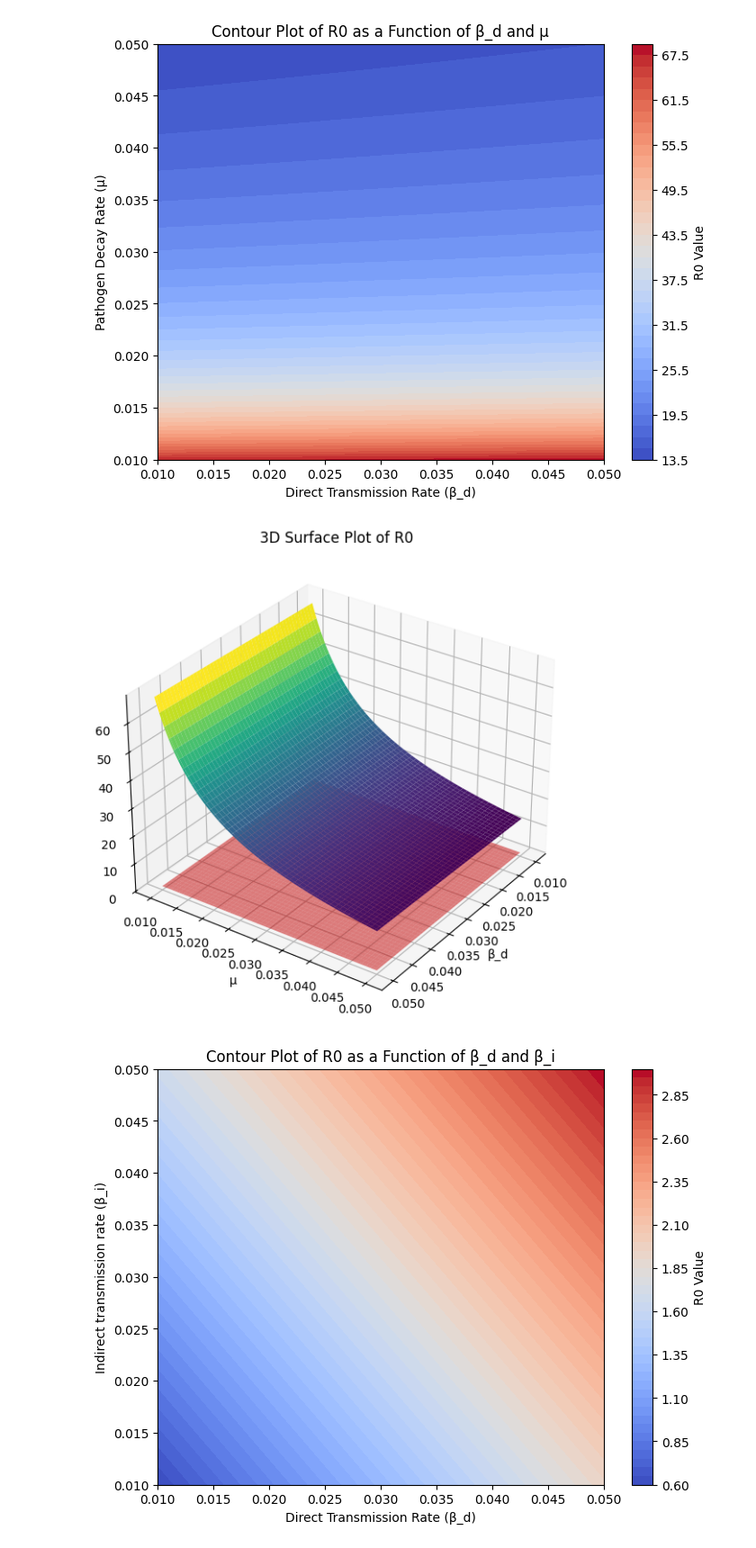
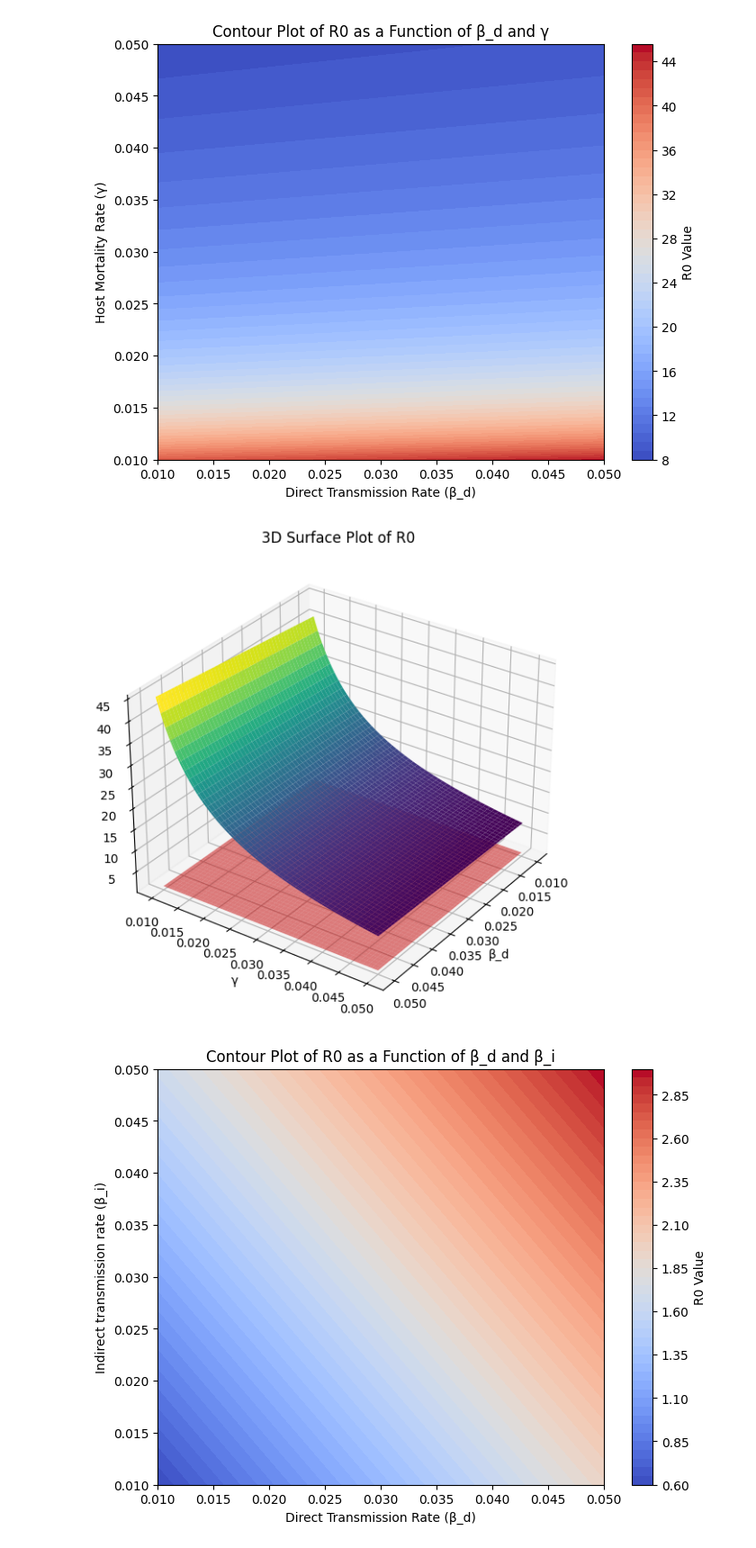
Before and after one commit to nazabu/WNS-Mathematical-Simulation, a Jupyter notebook: src/Surface and Contour Plot.ipynb, the cells around one changed output. Shown at 90% size. Cells and saved outputs as stored; diff of their text form; code cells hidden in the pictures.

```diff
--- a/src/Surface and Contour Plot.ipynb
+++ b/src/Surface and Contour Plot.ipynb
@@ -12,40 +12,40 @@ mu_range = np.linspace(0.01, 0.05, 100)
 
 beta_d_mesh, mu_mesh = np.meshgrid(beta_d_range, mu_range)
 
-R0_mesh = compute_R0(beta_d_mesh, 0.03, 0.5, 0.04, mu_mesh)
+R0_mesh = compute_R0(beta_d_mesh, mu_mesh, 0.5, 0.04, 0.05)
 
 
 plt.figure(figsize=(8,6))
 contour = plt.contourf(beta_d_mesh, mu_mesh, R0_mesh, levels=50, cmap="coolwarm")
 plt.colorbar(contour, label="R0 Value")
 plt.xlabel("Direct Transmission Rate (β_d)")
-plt.ylabel("Pathogen Decay Rate (μ)")
-plt.title("Contour Plot of R0 as a Function of β_d and μ")
+plt.ylabel("Host Mortality Rate (γ)")
+plt.title("Contour Plot of R0 as a Function of β_d and γ")
 plt.show()
 
 # Ensure level values are strictly increasing
 if R0_mesh.min() < 1 < R0_mesh.max():
     plt.contourf(beta_d_mesh, mu_mesh, R0_mesh, levels=np.linspace(R0_mesh.min(), 1 - 1e-6, 50), colors='blue', alpha=0.5)  # Below R0=1
     plt.contourf(beta_d_mesh, mu_mesh, R0_mesh, levels=np.linspace(1 + 1e-6, R0_mesh.max(), 50), colors='red', alpha=0.5)  # Above R0=1
 
 
 
 fig = plt.figure(figsize=(10,7))
 ax = fig.add_subplot(111, projection='3d')
 ax.plot_surface(beta_d_mesh, mu_mesh, R0_mesh, cmap="viridis")
 
 Z_plane = np.ones_like(R0_mesh)
 ax.plot_surface(beta_d_mesh, mu_mesh, Z_plane, color='red', alpha=0.5)
 
 ax.set_xlabel("β_d")
-ax.set_ylabel("μ")
+ax.set_ylabel("γ")
 ax.set_zlabel("R0")
 plt.title("3D Surface Plot of R0")
 ax.view_init(elev=30., azim=35)
 plt.show()
 # %% [output]
-[figure, old version]
+[figure, new version]
-[figure, old version]
+[figure, new version]
 # %%
 beta_d_range = np.linspace(0.01, 0.05, 100)
 beta_i_range = np.linspace(0.01, 0.05, 100)
```
Also changed, not shown: parts of 1 cell of this notebook.
